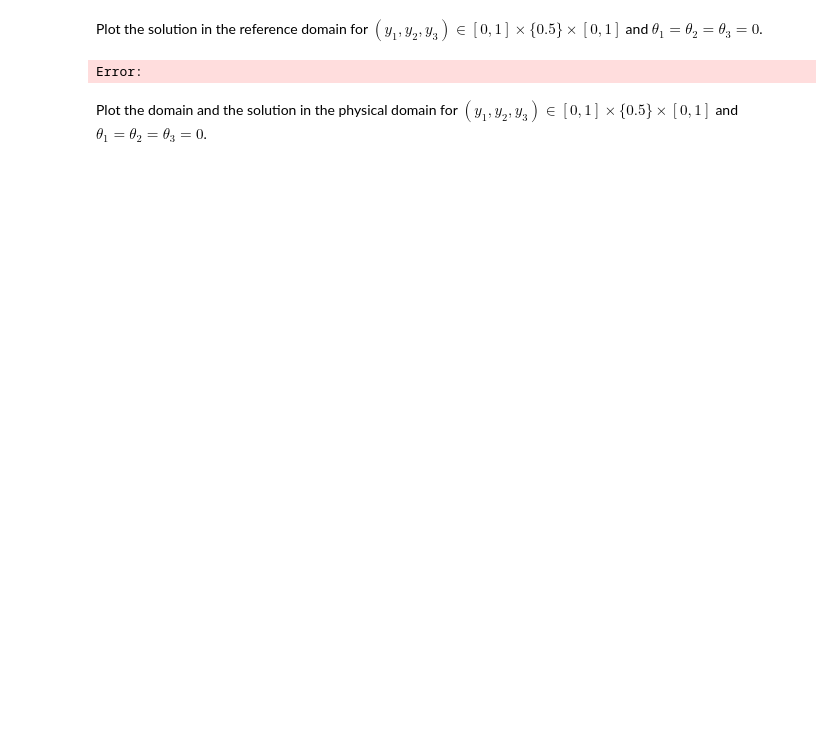
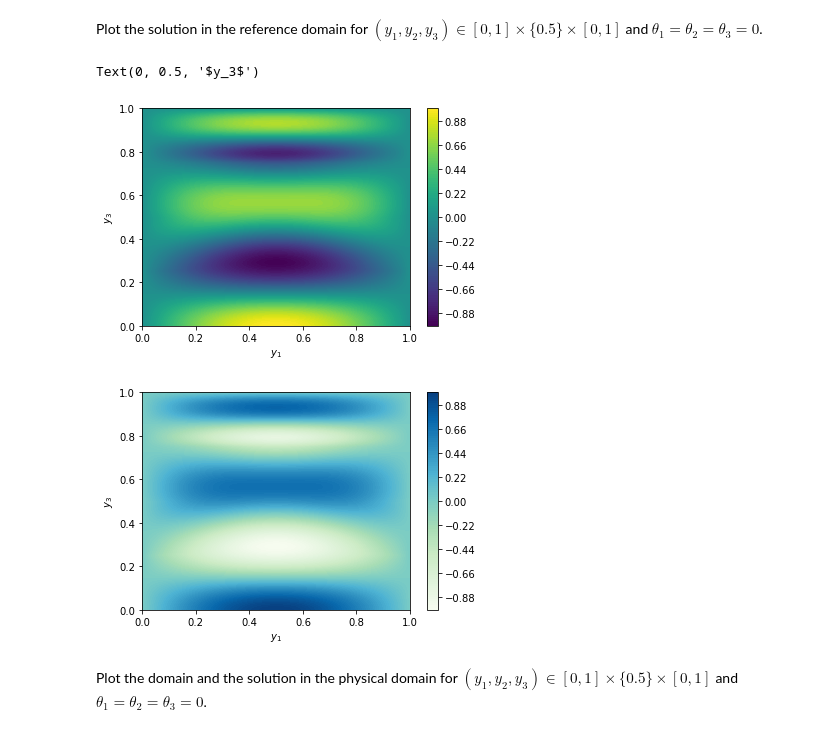
Before and after one commit to ion-g-ion/tt-iga, a Jupyter notebook: examples/waveguide.ipynb, the cells around one changed output. Saved outputs shown, nothing was run; the diff lists cells and outputs as text; code cells hidden in the pictures; blank space fills up the shorter version.

```diff
--- a/examples/waveguide.ipynb
+++ b/examples/waveguide.ipynb
@@ -159,7 +128,7 @@ Error:
 Get the boundary/interior projection operators.
 # %%
 Pin_tt,Pbd_tt = tt_iga.projectors.get_projectors(N,[[0,0],[0,0],[0,0]])
-# Pbd_tt = (1/N[0]) * Pbd_tt
+Pbd_tt =  Pbd_tt
 
-Pin_tt = Pin_tt ** tntt.eye([nl]*3)
-Pbd_tt = Pbd_tt ** tntt.eye([nl]*3)
+Pin_tt = Pin_tt
+Pbd_tt = Pbd_tt
@@ -175,4 +142,4 @@ f_tt = tntt.zeros(Stt.N)
 excitation_dofs = tt_iga.Function(Basis).interpolate(lambda t: tn.sin(t[:,0]*np.pi)*tn.sin(t[:,1]*np.pi))
 tmp = tn.zeros(N)
 tmp[:,:,0] = excitation_dofs[:,:,0].full()
-g_tt = Pbd_tt@ (tntt.TT(tmp) ** tntt.ones([nl]*3))
+g_tt = Pbd_tt@ tntt.TT(tmp)
@@ -181,10 +146,10 @@ Error:
 # %% [markdown]
 Compute the system matrix and include the boundary adaptation.
 # %%
-k = 49
+knumber = 49
 
-eps_solver = 1e-7
-M_tt = (Pin_tt@(Stt-k*Mass_tt)+Pbd_tt).round(1e-12)
+eps_solver = 1e-8
+M_tt = (Pin_tt@(Stt-knumber*Mass_tt)+Pbd_tt).round(1e-12)
 rhs_tt = (Pbd_tt @ g_tt).round(1e-12)
 
-M_tt = M_tt.round(1e-11)
+M_tt = M_tt.round(1e-12)
@@ -197,7 +160,7 @@ cuda = True
 tme_amen = datetime.datetime.now()
 if cuda and tn.cuda.is_available():
     print('Solving in TT (GPU)...')
-    dofs_tt = tntt.solvers.amen_solve(M_tt.cuda(), rhs_tt.cuda(), x0 = tntt.ones(rhs_tt.N).cuda(), eps = eps_solver, nswp=40, kickrank=2, verbose=False, preconditioner = 'c', local_iterations=24, resets=10).cpu()
+    dofs_tt = tntt.solvers.amen_solve(M_tt.cuda(), rhs_tt.cuda(), x0 = tntt.ones(rhs_tt.N).cuda(), eps = eps_solver, nswp=40, kickrank=2, verbose=True, preconditioner = 'c', local_iterations=24, resets=10).cpu()
 else:
     print('Solving in TT (CPU)...')
     dofs_tt = tntt.solvers.amen_solve(M_tt, rhs_tt, x0 = tntt.ones(rhs_tt.N), eps = eps_solver, nswp=40, kickrank=2, verbose=False, preconditioner = 'c', local_iterations=24, resets=10)
@@ -220,27 +199,29 @@ Error:
 # %% [markdown]
 Plot the solution in the reference domain for $(y_1,y_2,y_3)\in[0,1]\times\{0.5\}\times[0,1]$ and $\theta_1=\theta_2=\theta_3=0$.
 # %%
-fspace = tt_iga.Function(Basis+Basis_param)
+fspace = tt_iga.Function(Basis)
 fspace.dofs = dofs_tt
 
-fval = fspace([tn.linspace(0,1,128),tn.tensor([0.5]),tn.linspace(0,1,128),tn.tensor([-0.2]),tn.tensor([-0.2]),tn.tensor([-0.3])])
+fval = fspace([tn.linspace(0,1,128),tn.tensor([0.5]),tn.linspace(0,1,128)])
 y1, y3 = tn.meshgrid(tn.linspace(0,1,128),tn.linspace(0,1,128))
 
 plt.figure()
 plt.contourf(y1, y3, fval.numpy().squeeze(), levels = 128)
 plt.colorbar()
 plt.xlabel(r'$y_1$')
 plt.ylabel(r'$y_3$')
 
-fval = fspace([tn.linspace(0,1,128),tn.tensor([0.5]),tn.linspace(0,1,128),tn.tensor([0.2]),tn.tensor([0.2]),tn.tensor([0.3])])
+fval = fspace([tn.linspace(0,1,128),tn.tensor([0.5]),tn.linspace(0,1,128)])
 
 plt.figure()
-plt.contourf(y1, y3, fval.numpy().squeeze(), levels = 128)
+plt.contourf(y1, y3, fval.numpy().squeeze(), levels = 128, cmap = 'GnBu')
 plt.colorbar()
 plt.xlabel(r'$y_1$')
 plt.ylabel(r'$y_3$')
 # %% [output]
-Error:
+Text(0, 0.5, '$y_3$')
+[figure, added]
+[figure, added]
 # %% [markdown]
 Plot the domain and the solution in the physical domain for $(y_1,y_2,y_3)\in[0,1]\times\{0.5\}\times[0,1]$ and $\theta_1=\theta_2=\theta_3=0$.
 # %%
```
Also changed, not shown: parts of 13 cells of this notebook, 19 other files.
